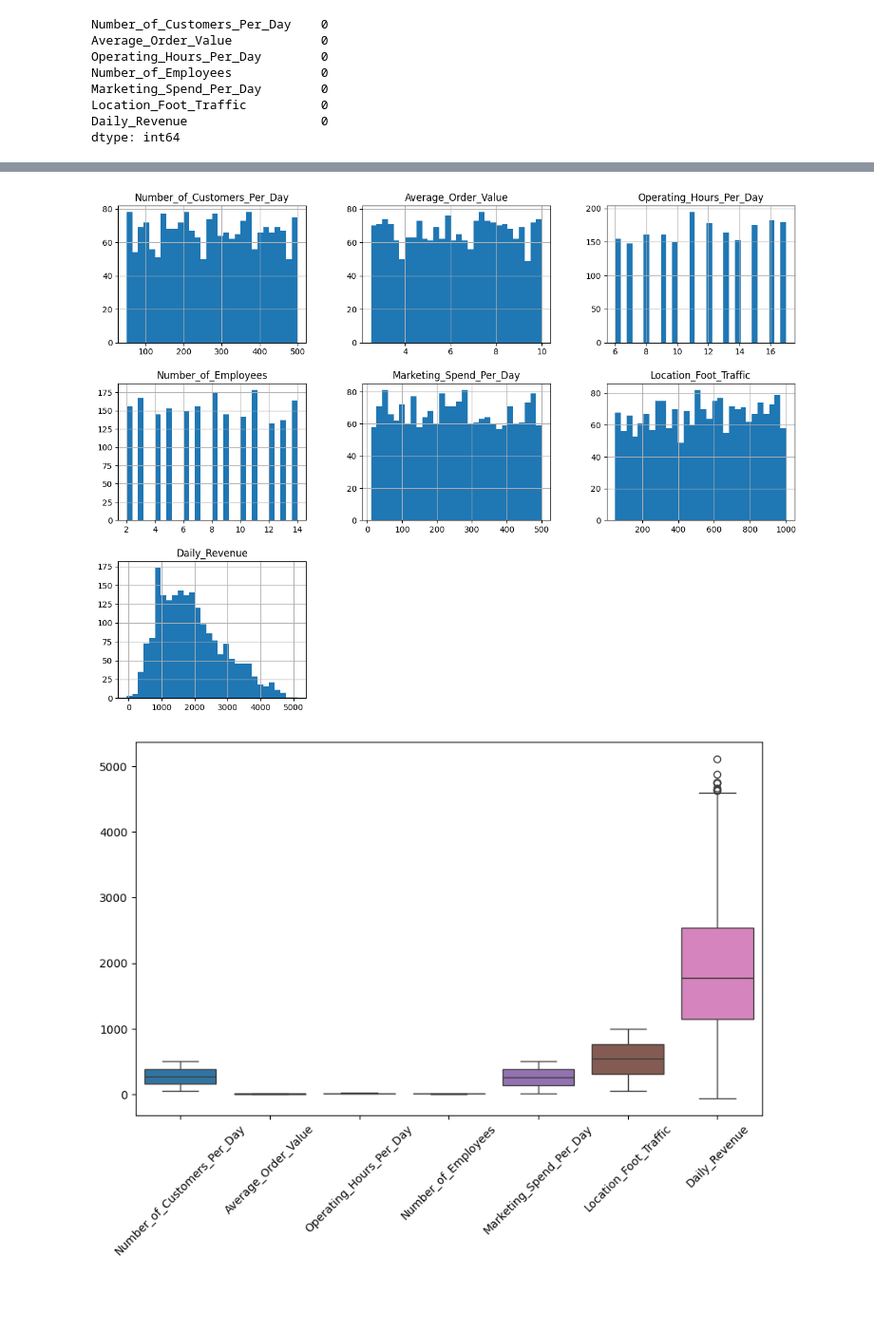
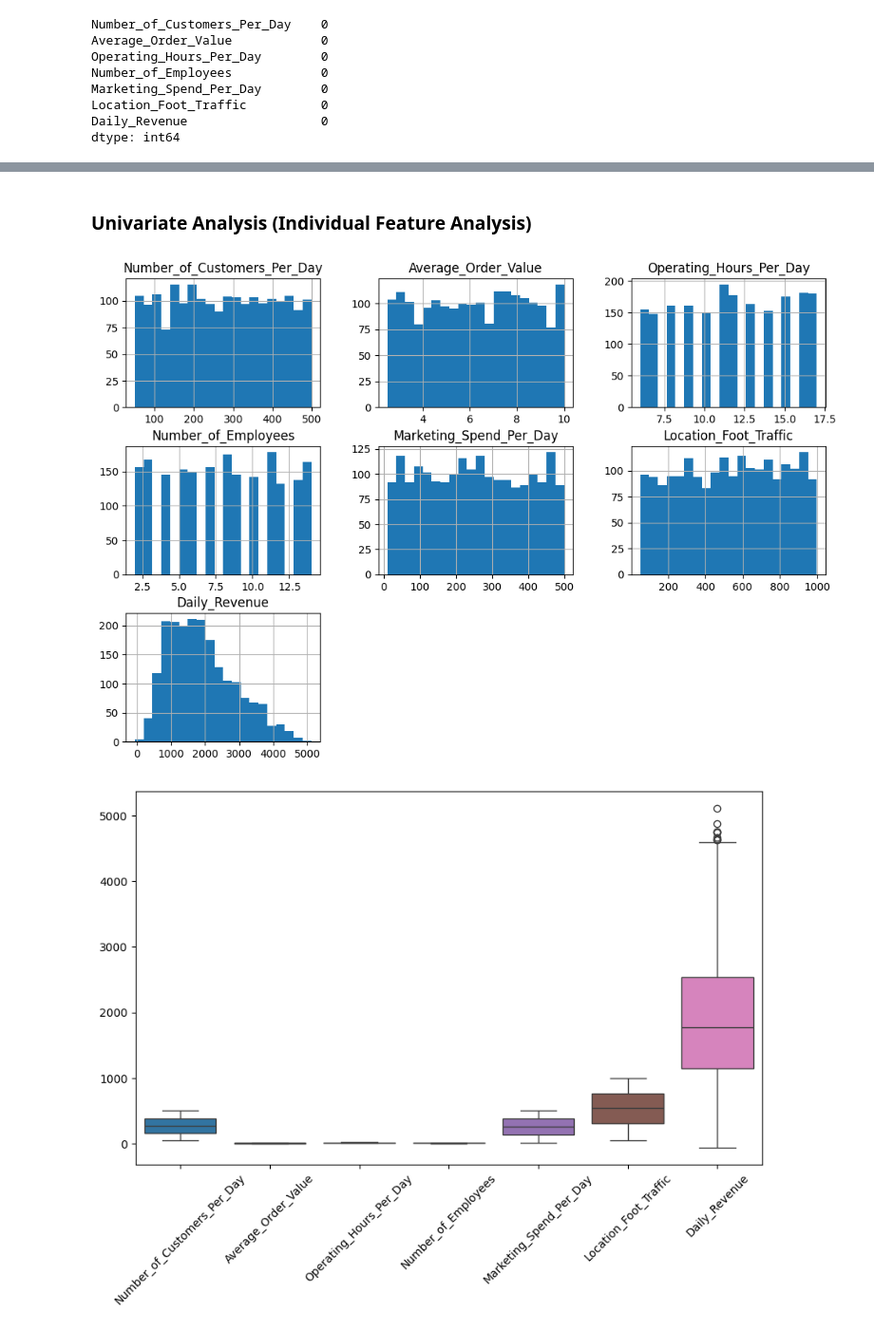
Before and after one commit to Bhushan8287/ML-project-ETL, a Jupyter notebook: notebook/EDA.ipynb, the cells around one changed output, grey strips where cells are left out. Shown: that part at 95% size. Saved outputs shown, nothing was run; the diff lists cells and outputs as text; code cells hidden in the pictures; blank space fills up the shorter version.

```diff
--- a/notebook/EDA.ipynb
+++ b/notebook/EDA.ipynb
@@ -91,9 +99,10 @@ Index(['Number_of_Customers_Per_Day', 'Average_Order_Value',
-# %%
-# Histograms for distributions
-data.hist(figsize=(15, 11), bins=30)
-plt.show()
-# %% [output]
-[figure, removed]
+# %% [markdown]
+### **Univariate Analysis (Individual Feature Analysis)**
+# %%
+data.hist(bins=20, figsize=(12, 8))
+plt.show()
+# %% [output]
+[figure, added]
 # %%
 # Boxplots for outliers
 plt.figure(figsize=(10, 6))
```
Also changed, not shown: parts of 14 cells of this notebook, 1 other file.
